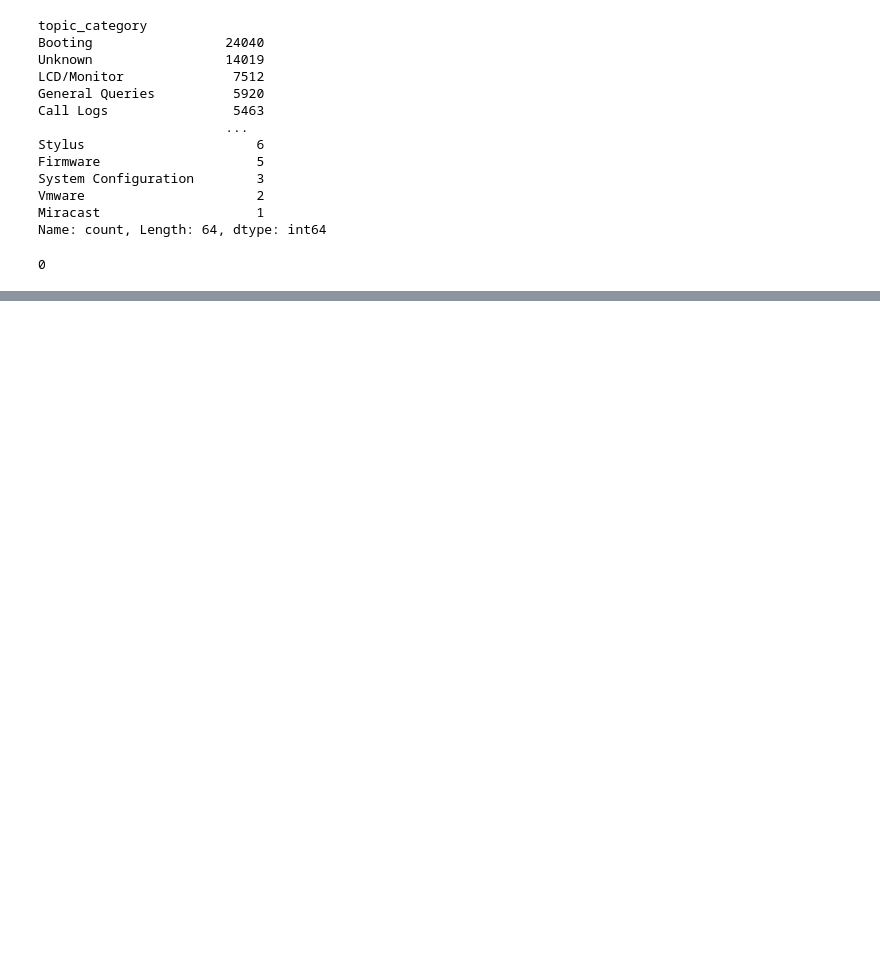
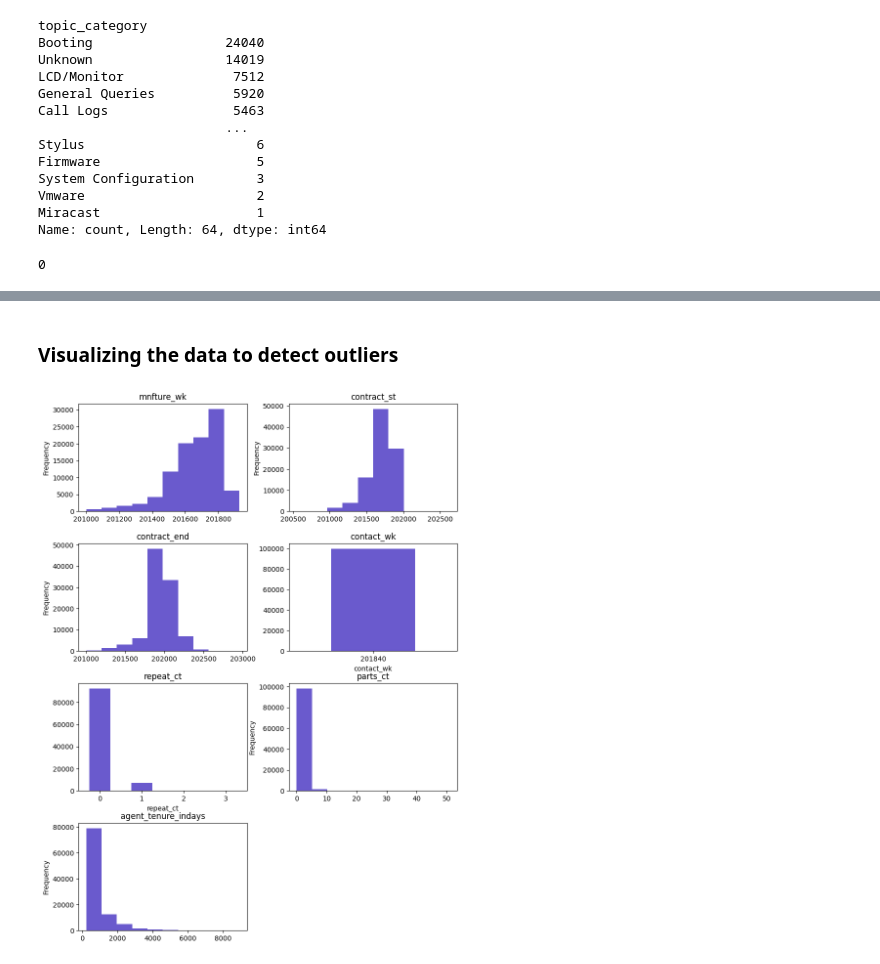
Before and after one commit to shthakur19/dell, a Jupyter notebook: dell_sol.ipynb, the cells around one changed output, grey strips where cells are left out. Drawn from its saved outputs; the diff is of its cells as text; code cells hidden in the pictures; blank space fills up the shorter version.

Commit message:
Data Visualization

```diff
--- a/dell_sol.ipynb
+++ b/dell_sol.ipynb
@@ -239,0 +342,5 @@ print(df['parts_sent'].value_counts(dropna=False))
+# %%
+# For rows where Repeat_ct is 0 and repeat_parts_sent is NaN
+df.loc[(df['repeat_ct'] == 0) & (df['repeat_parts_sent'].isnull()), 'repeat_parts_sent'] = 'No Repeat Visit'
+# Checking null values
+print(df['repeat_parts_sent'].isna().sum())
@@ -239,0 +349,5 @@ print(df['parts_sent'].value_counts(dropna=False))
+# %%
+# For rows where Repeat_ct is greater than 0 and repeat_parts_sent is NaN
+df.loc[(df['repeat_ct'] > 0) & (df['repeat_parts_sent'].isnull()), 'repeat_parts_sent'] = 'No Parts Sent on Repeat'
+# Checking null values
+print(df['repeat_parts_sent'].isna().sum())
@@ -239,0 +406,8 @@ print(df['parts_sent'].value_counts(dropna=False))
+# %%
+# For missing countries based on region
+region_to_dom_country = df.dropna().groupby('region')['country'].apply(lambda x: x.mode().iloc[0])
+df['country'] = df['country'].fillna(df['region'].map(region_to_dom_country))
+
+# For missing regions based on country
+country_to_dom_region = df.dropna().groupby('country')['region'].apply(lambda x: x.mode().iloc[0])
+df['region'] = df['region'].fillna(df['country'].map(country_to_dom_region))
@@ -239,0 +424,3 @@ print(df['parts_sent'].value_counts(dropna=False))
+# %%
+df['country'].fillna('Unknown', inplace=True)
+df['region'].fillna('Unknown', inplace=True)
@@ -239,0 +451,7 @@ print(df['parts_sent'].value_counts(dropna=False))
+# %% [markdown]
+### Visualizing the data to detect outliers
+# %%
+numerical_cols = ['mnfture_wk', 'contract_st', 'contract_end', 'contact_wk', 'repeat_ct', 'parts_ct', 'agent_tenure_indays']
+rsm.distr_plot(df[numerical_cols])
+# %% [output]
+[figure, added]
```
Also changed, not shown: parts of 36 cells of this notebook.
